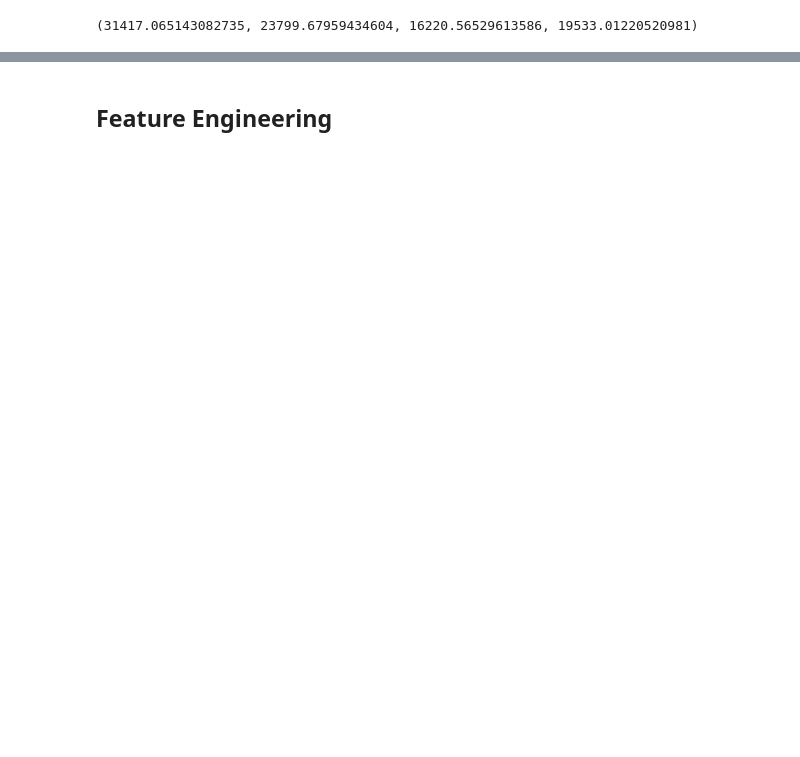
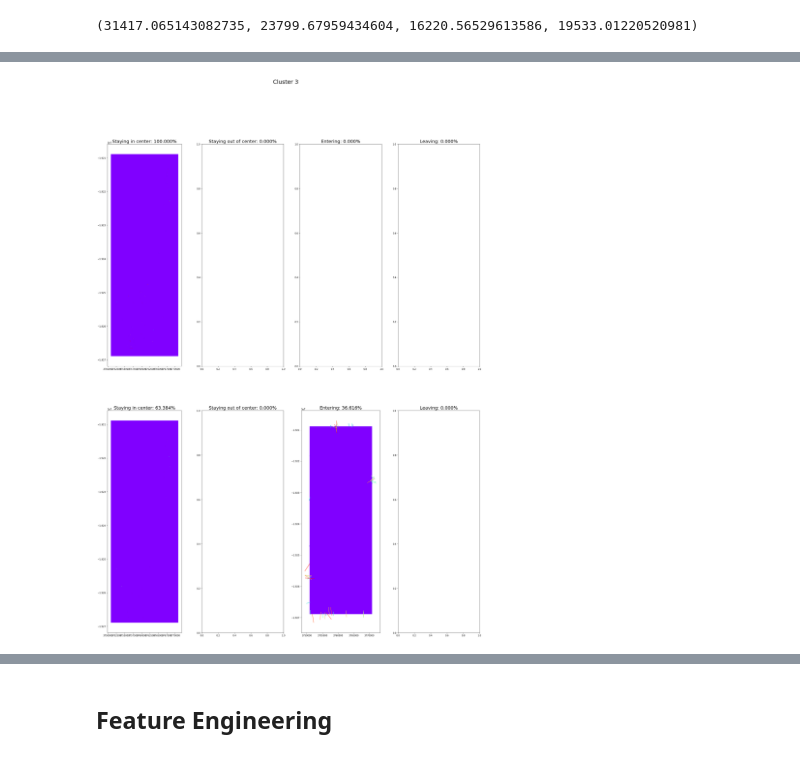
Before and after one commit to jcezarms/ey-nextwave-competition, a Jupyter notebook: notebooks/julio-04-clustering.ipynb, the cells around one changed output, grey strips where cells are left out. Drawn from its saved outputs; the diff is of its cells as text; code cells hidden in the pictures; blank space fills up the shorter version.

```diff
--- a/notebooks/julio-04-clustering.ipynb
+++ b/notebooks/julio-04-clustering.ipynb
@@ -212,0 +299,4 @@ geoplot(c1_short_leaving_center.head(500), ax=ax3)
+# %%
+cluster_plot(2, short_qtt=800, long_qtt=400)
+# %% [output]
+[figure, added]
```
Also changed, not shown: parts of 23 cells of this notebook.
